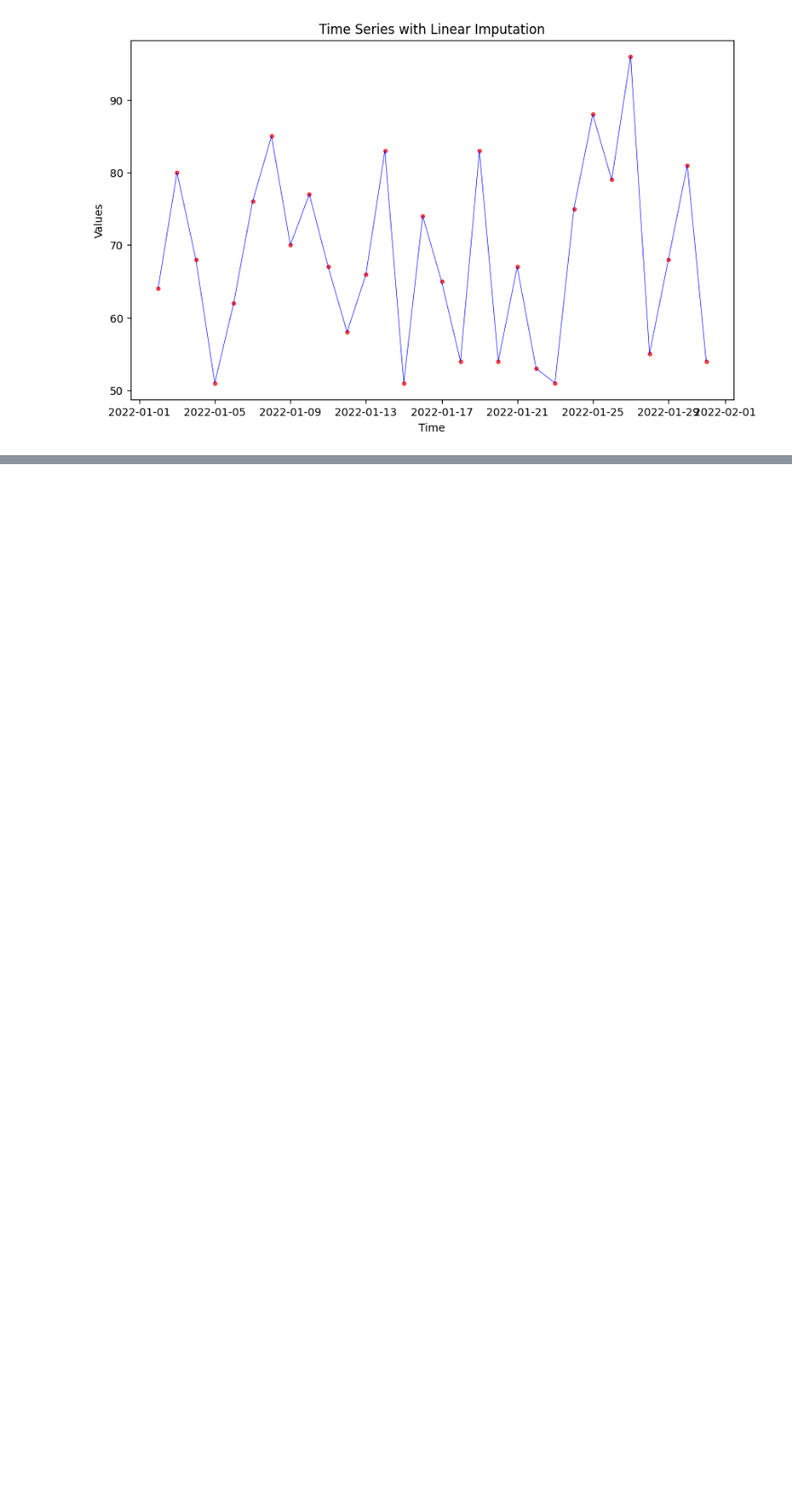
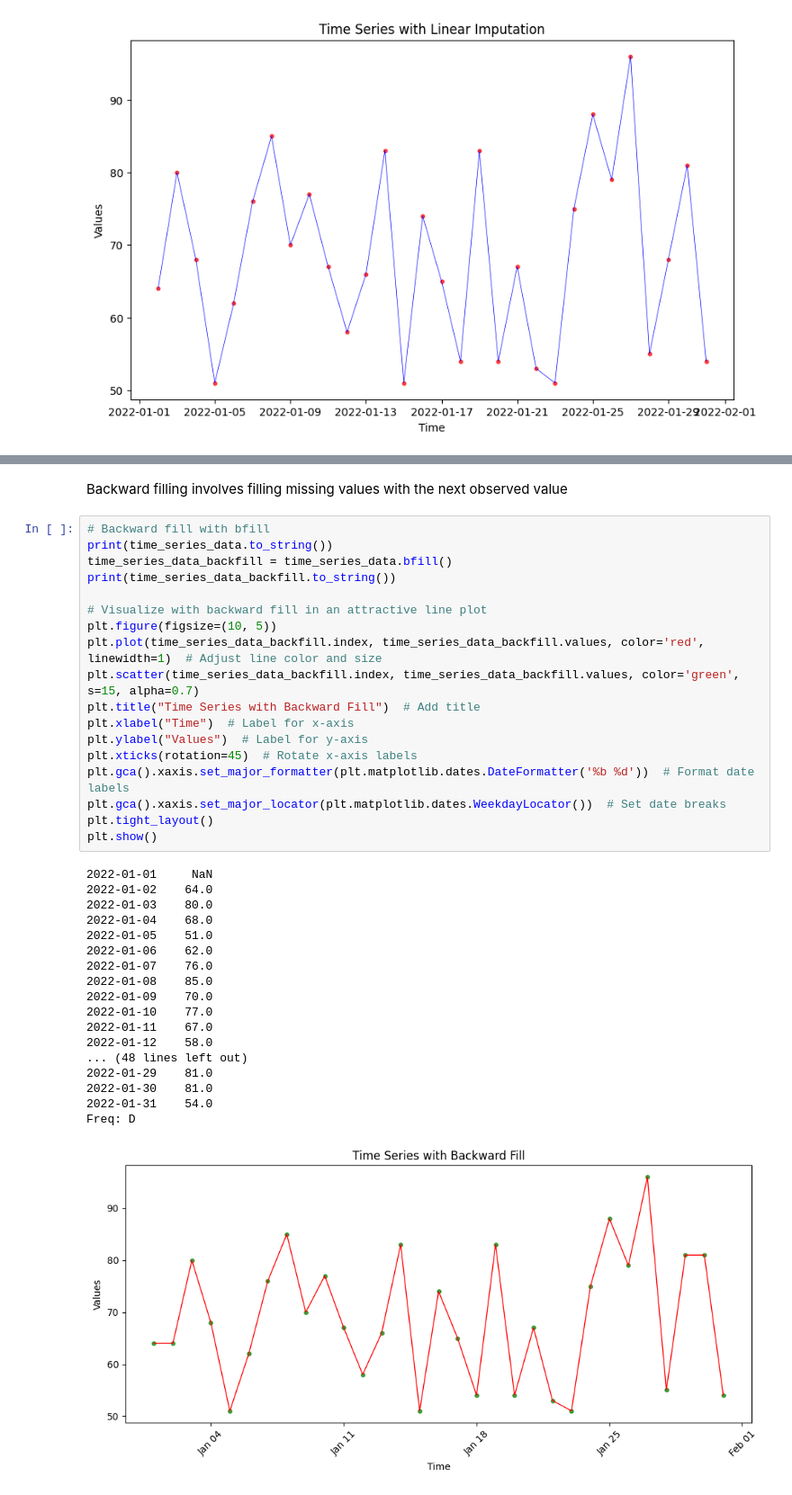
Before and after one commit to ketanp23/scsd-ddm-class, a Jupyter notebook: TimeSeries_PreprocessingData.ipynb, the cells around one changed output, grey strips where cells are left out. Shown: that part at 90% size. Cells and saved outputs as stored; diff of their text form; blank space fills up the shorter version.

```diff
--- a/TimeSeries_PreprocessingData.ipynb
+++ b/TimeSeries_PreprocessingData.ipynb
@@ -719,0 +755,39 @@ Freq: D
+# %% [markdown]
+Backward filling involves filling missing values with the next observed value
+# %%
+# Backward fill with bfill
+print(time_series_data.to_string())
+time_series_data_backfill = time_series_data.bfill()
+print(time_series_data_backfill.to_string())
+
+# Visualize with backward fill in an attractive line plot
+plt.figure(figsize=(10, 5))
+plt.plot(time_series_data_backfill.index, time_series_data_backfill.values, color='red', linewidth=1)  # Adjust line color and size
+plt.scatter(time_series_data_backfill.index, time_series_data_backfill.values, color='green', s=15, alpha=0.7)
+plt.title("Time Series with Backward Fill")  # Add title
+plt.xlabel("Time")  # Label for x-axis
+plt.ylabel("Values")  # Label for y-axis
+plt.xticks(rotation=45)  # Rotate x-axis labels
+plt.gca().xaxis.set_major_formatter(plt.matplotlib.dates.DateFormatter('%b %d'))  # Format date labels
+plt.gca().xaxis.set_major_locator(plt.matplotlib.dates.WeekdayLocator())  # Set date breaks
+plt.tight_layout()
+plt.show()
+# %% [output]
+2022-01-01     NaN
+2022-01-02    64.0
+2022-01-03    80.0
+2022-01-04    68.0
+2022-01-05    51.0
+2022-01-06    62.0
+2022-01-07    76.0
+2022-01-08    85.0
+2022-01-09    70.0
+2022-01-10    77.0
+2022-01-11    67.0
+2022-01-12    58.0
+... (48 lines left out)
+2022-01-29    81.0
+2022-01-30    81.0
+2022-01-31    54.0
+Freq: D
+[figure, added]
```
Also changed, not shown: parts of 2 cells of this notebook.
